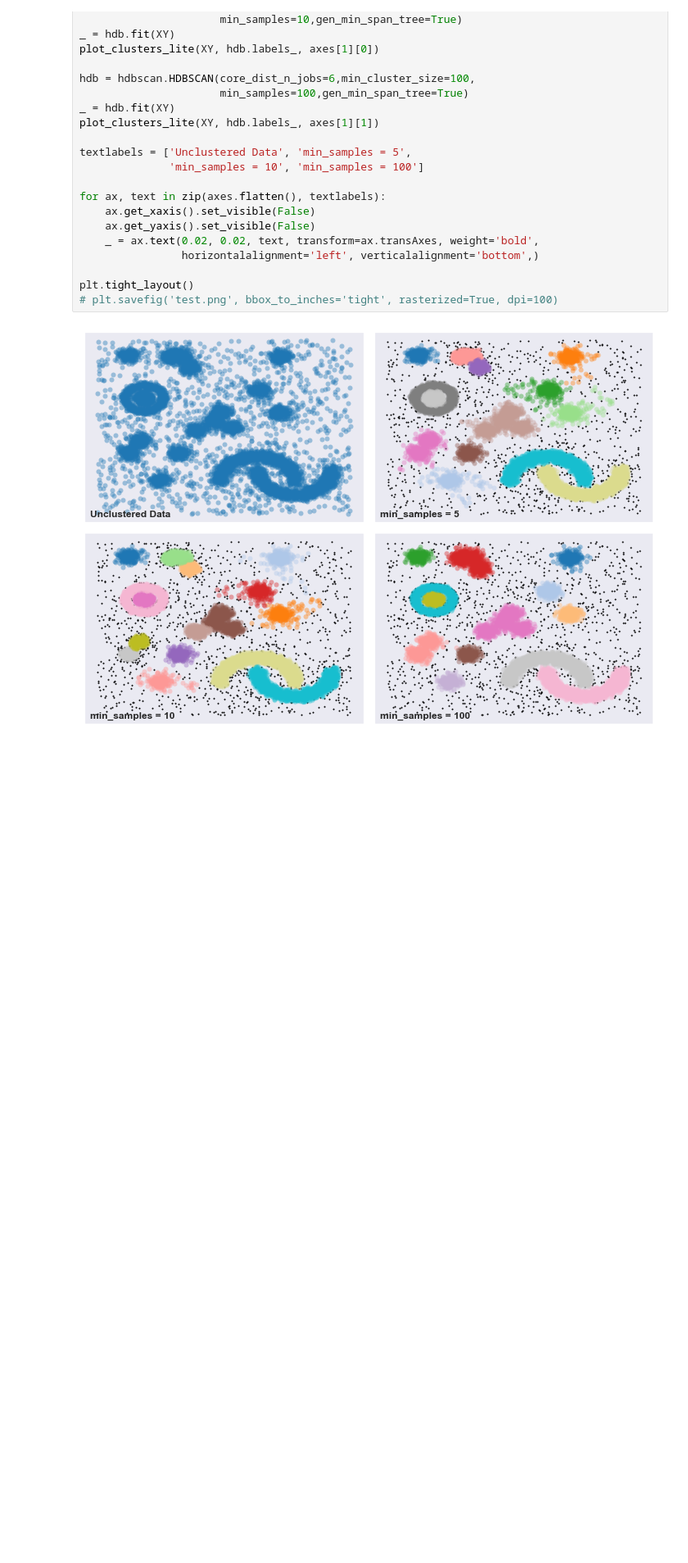
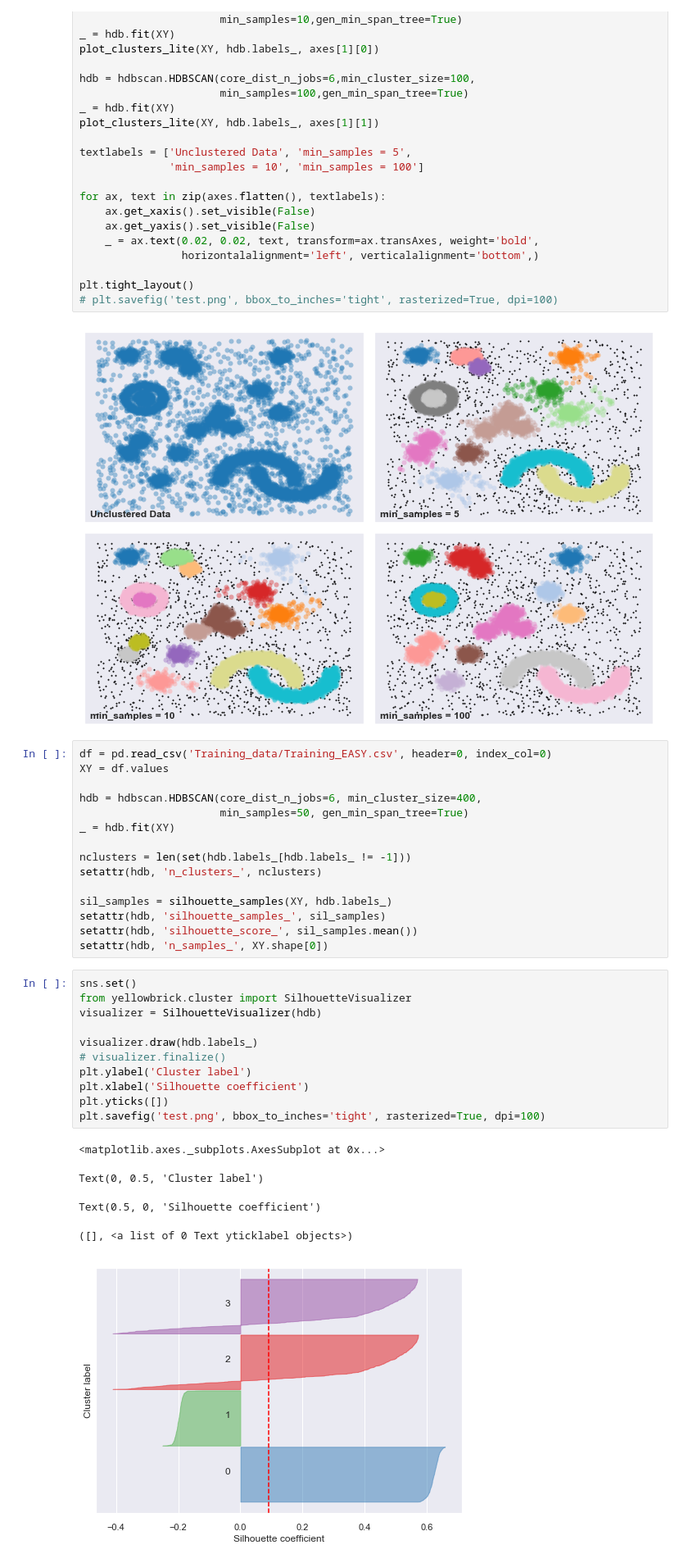
Before and after one commit to PCiunkiewicz/smlm-clustering, a Jupyter notebook: Figures.ipynb, the cells around one changed output. Shown at 82% size. Cells and saved outputs as stored; diff of their text form; blank space fills up the shorter version.

Commit message:
Generated Figures for SOP

```diff
--- a/Figures.ipynb
+++ b/Figures.ipynb
@@ -94,3 +95,35 @@ plt.tight_layout()
 # plt.savefig('test.png', bbox_to_inches='tight', rasterized=True, dpi=100)
 # %% [output]
 [figure]
+# %%
+df = pd.read_csv('Training_data/Training_EASY.csv', header=0, index_col=0)
+XY = df.values
+
+hdb = hdbscan.HDBSCAN(core_dist_n_jobs=6, min_cluster_size=400,
+                      min_samples=50, gen_min_span_tree=True)
+_ = hdb.fit(XY)
+
+nclusters = len(set(hdb.labels_[hdb.labels_ != -1]))
+setattr(hdb, 'n_clusters_', nclusters)
+
+sil_samples = silhouette_samples(XY, hdb.labels_)
+setattr(hdb, 'silhouette_samples_', sil_samples)
+setattr(hdb, 'silhouette_score_', sil_samples.mean())
+setattr(hdb, 'n_samples_', XY.shape[0])
+# %%
+sns.set()
+from yellowbrick.cluster import SilhouetteVisualizer
+visualizer = SilhouetteVisualizer(hdb)
+
+visualizer.draw(hdb.labels_)
+# visualizer.finalize()
+plt.ylabel('Cluster label')
+plt.xlabel('Silhouette coefficient')
+plt.yticks([])
+plt.savefig('test.png', bbox_to_inches='tight', rasterized=True, dpi=100)
+# %% [output]
+<matplotlib.axes._subplots.AxesSubplot at 0x...>
+Text(0, 0.5, 'Cluster label')
+Text(0.5, 0, 'Silhouette coefficient')
+([], <a list of 0 Text yticklabel objects>)
+[figure, added]
```
Also changed, not shown: parts of 1 cell of this notebook, 5 other files.
